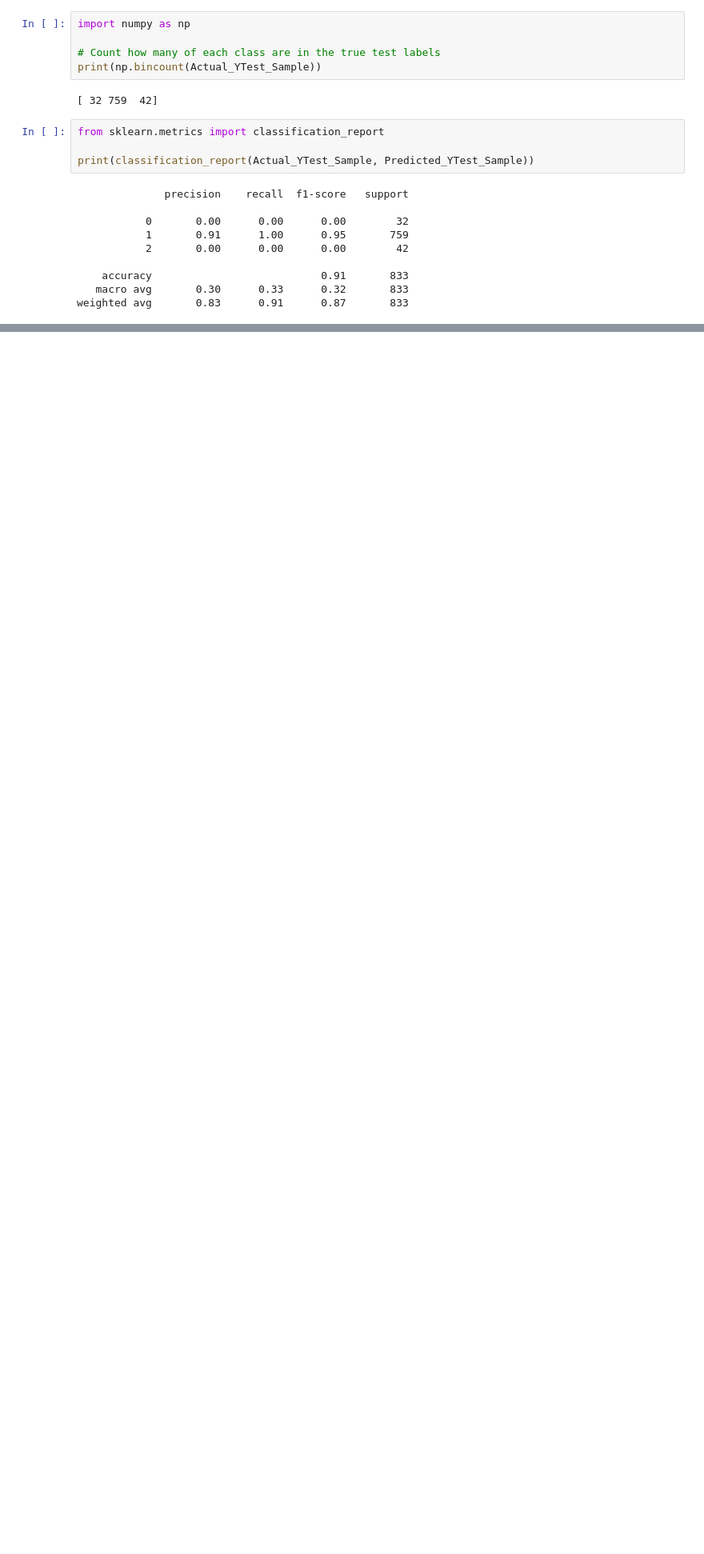
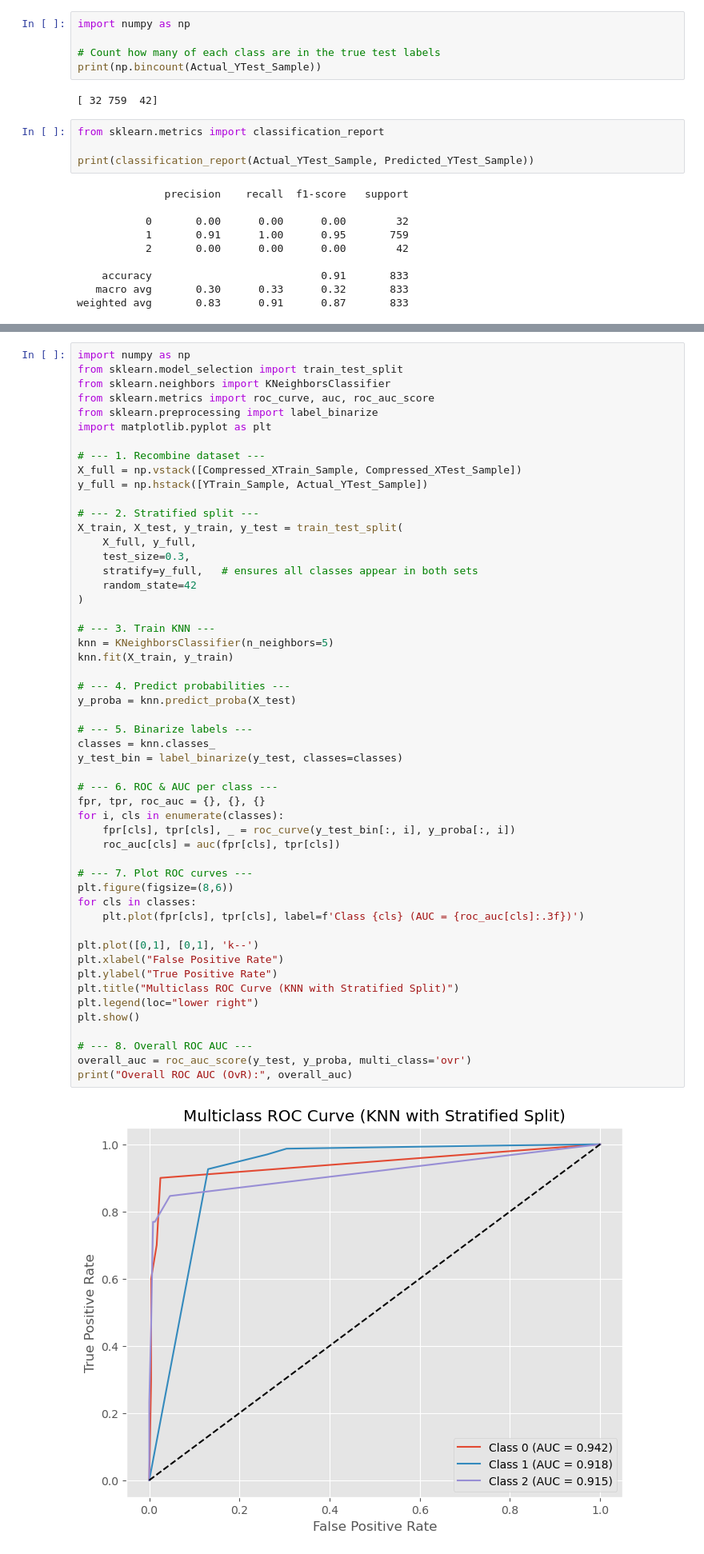
Before and after one commit to Lynncodes-dataanalyst/KNN-Classification-with-ROC-AUC-and-Confusion-Matrix, a Jupyter notebook: knn.ipynb, the cells around one changed output, grey strips where cells are left out. Shown at 80% size. Saved outputs shown, nothing was run; the diff lists cells and outputs as text; blank space fills up the shorter version.

```diff
--- a/knn.ipynb
+++ b/knn.ipynb
@@ -406,0 +447,54 @@ os.getcwd()
+# %%
+import numpy as np
+from sklearn.model_selection import train_test_split
+from sklearn.neighbors import KNeighborsClassifier
+from sklearn.metrics import roc_curve, auc, roc_auc_score
+from sklearn.preprocessing import label_binarize
+import matplotlib.pyplot as plt
+
+# --- 1. Recombine dataset ---
+X_full = np.vstack([Compressed_XTrain_Sample, Compressed_XTest_Sample])
+y_full = np.hstack([YTrain_Sample, Actual_YTest_Sample])
+
+# --- 2. Stratified split ---
+X_train, X_test, y_train, y_test = train_test_split(
+    X_full, y_full,
+    test_size=0.3,
+    stratify=y_full,   # ensures all classes appear in both sets
+    random_state=42
+)
+
+# --- 3. Train KNN ---
+knn = KNeighborsClassifier(n_neighbors=5)
+knn.fit(X_train, y_train)
+
+# --- 4. Predict probabilities ---
+y_proba = knn.predict_proba(X_test)
+
+# --- 5. Binarize labels ---
+classes = knn.classes_
+y_test_bin = label_binarize(y_test, classes=classes)
+
+# --- 6. ROC & AUC per class ---
+fpr, tpr, roc_auc = {}, {}, {}
+for i, cls in enumerate(classes):
+    fpr[cls], tpr[cls], _ = roc_curve(y_test_bin[:, i], y_proba[:, i])
+    roc_auc[cls] = auc(fpr[cls], tpr[cls])
+
+# --- 7. Plot ROC curves ---
+plt.figure(figsize=(8,6))
+for cls in classes:
+    plt.plot(fpr[cls], tpr[cls], label=f'Class {cls} (AUC = {roc_auc[cls]:.3f})')
+
+plt.plot([0,1], [0,1], 'k--')
+plt.xlabel("False Positive Rate")
+plt.ylabel("True Positive Rate")
+plt.title("Multiclass ROC Curve (KNN with Stratified Split)")
+plt.legend(loc="lower right")
+plt.show()
+
+# --- 8. Overall ROC AUC ---
+overall_auc = roc_auc_score(y_test, y_proba, multi_class='ovr')
+print("Overall ROC AUC (OvR):", overall_auc)
+# %% [output]
+[figure, added]
```
Also changed, not shown: parts of 6 cells of this notebook.
